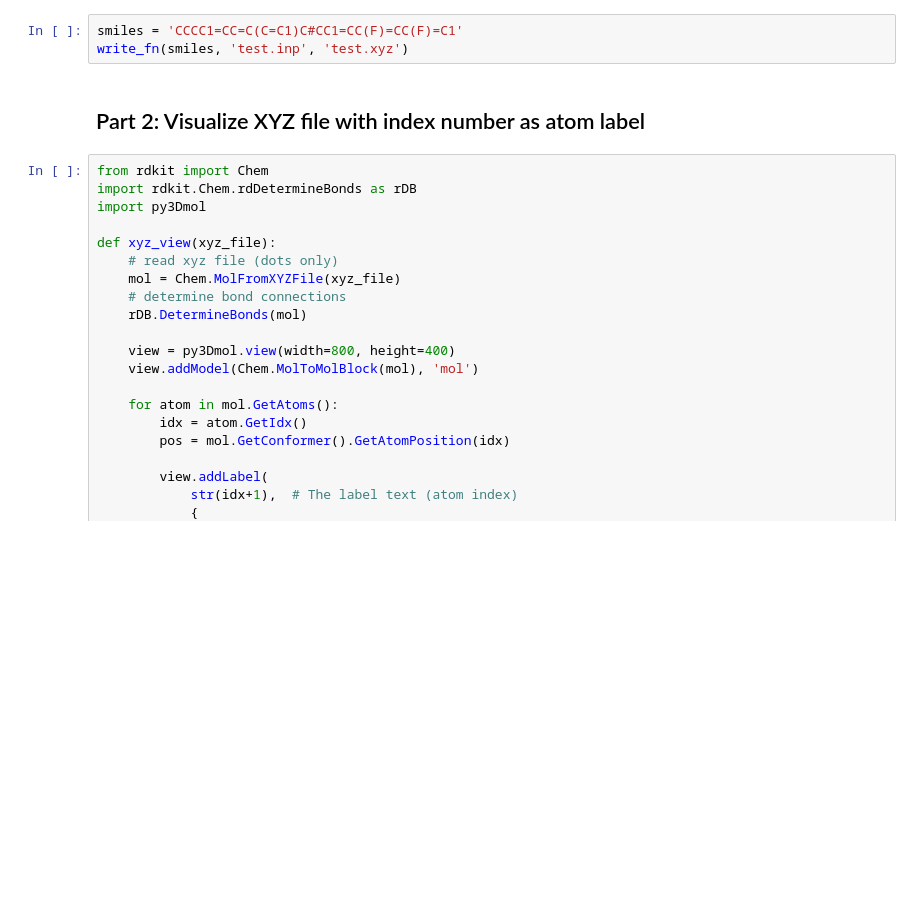
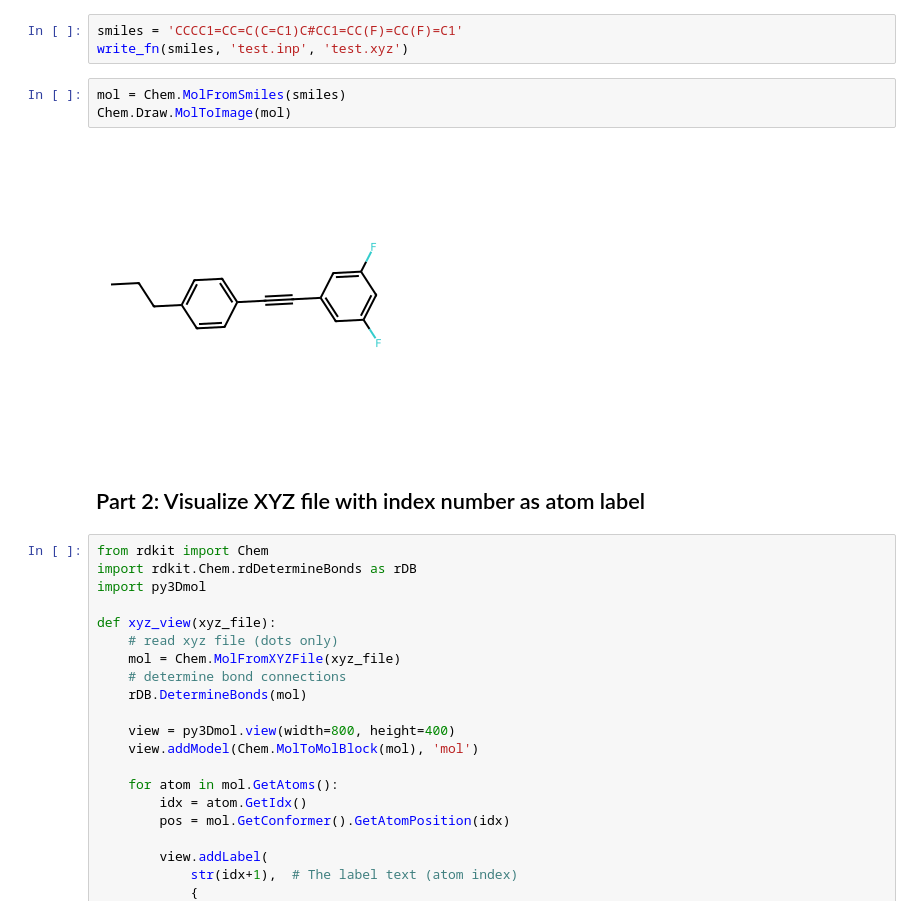
Before and after one commit to er1czz/ORCA-scripts, a Jupyter notebook: orca_input/DFT_OPT_NOTE.ipynb, the cells around one changed output. Cells and saved outputs as stored; diff of their text form; blank space fills up the shorter version.

```diff
--- a/orca_input/DFT_OPT_NOTE.ipynb
+++ b/orca_input/DFT_OPT_NOTE.ipynb
@@ -78,6 +79,11 @@ def write_fn(smiles_str, orca_fname, xyz_fname):
 # %%
 smiles = 'CCCC1=CC=C(C=C1)C#CC1=CC(F)=CC(F)=C1'
 write_fn(smiles, 'test.inp', 'test.xyz')
+# %%
+mol = Chem.MolFromSmiles(smiles)
+Chem.Draw.MolToImage(mol)
+# %% [output]
+[figure, added]
 # %% [markdown]
 ## Part 2: Visualize XYZ file with index number as atom label
 # %%
```
Also changed, not shown: parts of 1 cell of this notebook, 1 other file.
